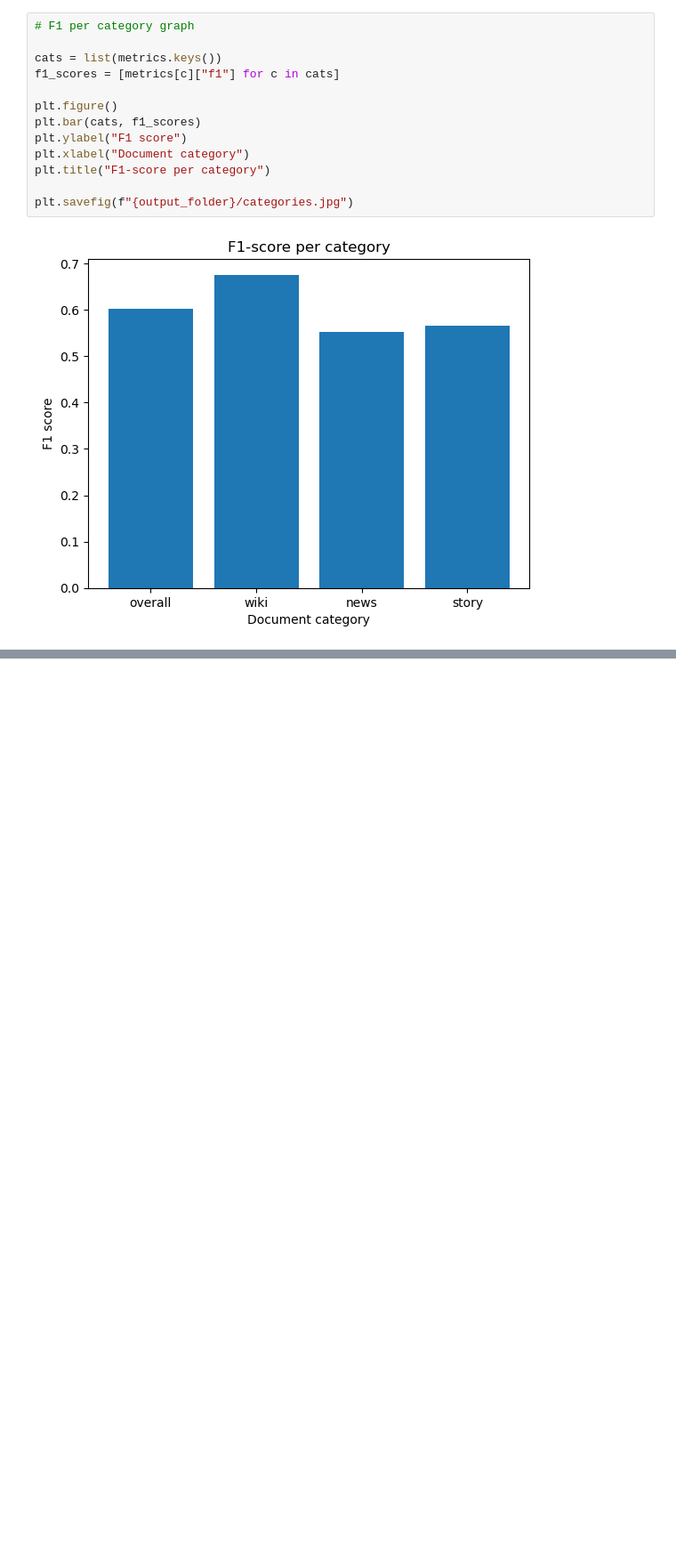
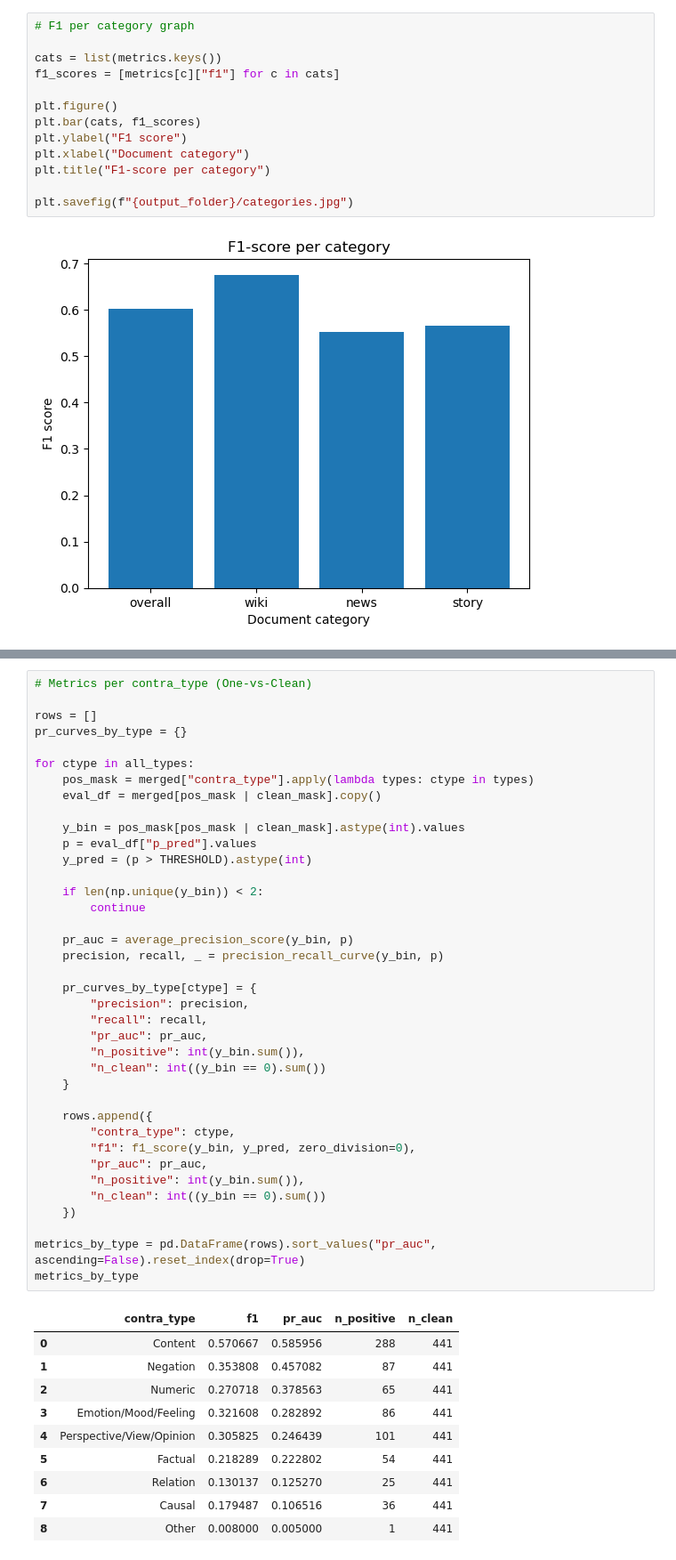
Before and after one commit to ErwinTerpstra/DocumentContradictionDetection, a Jupyter notebook: DataAnalysis.ipynb, the cells around one changed output, grey strips where cells are left out. Shown at 89% size. Drawn from its saved outputs; the diff is of its cells as text; blank space fills up the shorter version.

```diff
--- a/DataAnalysis.ipynb
+++ b/DataAnalysis.ipynb
@@ -237,0 +278,49 @@ plt.savefig(f"{output_folder}/categories.jpg")
+# %%
+# Metrics per contra_type (One-vs-Clean)
+
+rows = []
+pr_curves_by_type = {}
+
+for ctype in all_types:
+    pos_mask = merged["contra_type"].apply(lambda types: ctype in types)
+    eval_df = merged[pos_mask | clean_mask].copy()
+
+    y_bin = pos_mask[pos_mask | clean_mask].astype(int).values
+    p = eval_df["p_pred"].values
+    y_pred = (p > THRESHOLD).astype(int)
+
+    if len(np.unique(y_bin)) < 2:
+        continue
+
+    pr_auc = average_precision_score(y_bin, p)
+    precision, recall, _ = precision_recall_curve(y_bin, p)
+
+    pr_curves_by_type[ctype] = {
+        "precision": precision,
+        "recall": recall,
+        "pr_auc": pr_auc,
+        "n_positive": int(y_bin.sum()),
+        "n_clean": int((y_bin == 0).sum())
+    }
+
+    rows.append({
+        "contra_type": ctype,
+        "f1": f1_score(y_bin, y_pred, zero_division=0),
+        "pr_auc": pr_auc,
+        "n_positive": int(y_bin.sum()),
+        "n_clean": int((y_bin == 0).sum())
+    })
+
+metrics_by_type = pd.DataFrame(rows).sort_values("pr_auc", ascending=False).reset_index(drop=True)
+metrics_by_type
+# %% [output]
+|  | contra_type | f1 | pr_auc | n_positive | n_clean |
+| 0 | Content | 0.570667 | 0.585956 | 288 | 441 |
+| 1 | Negation | 0.353808 | 0.457082 | 87 | 441 |
+| 2 | Numeric | 0.270718 | 0.378563 | 65 | 441 |
+| 3 | Emotion/Mood/Feeling | 0.321608 | 0.282892 | 86 | 441 |
+| 4 | Perspective/View/Opinion | 0.305825 | 0.246439 | 101 | 441 |
+| 5 | Factual | 0.218289 | 0.222802 | 54 | 441 |
+| 6 | Relation | 0.130137 | 0.125270 | 25 | 441 |
+| 7 | Causal | 0.179487 | 0.106516 | 36 | 441 |
+| 8 | Other | 0.008000 | 0.005000 | 1 | 441 |
```
Also changed, not shown: parts of 4 cells of this notebook, 2 other files.
